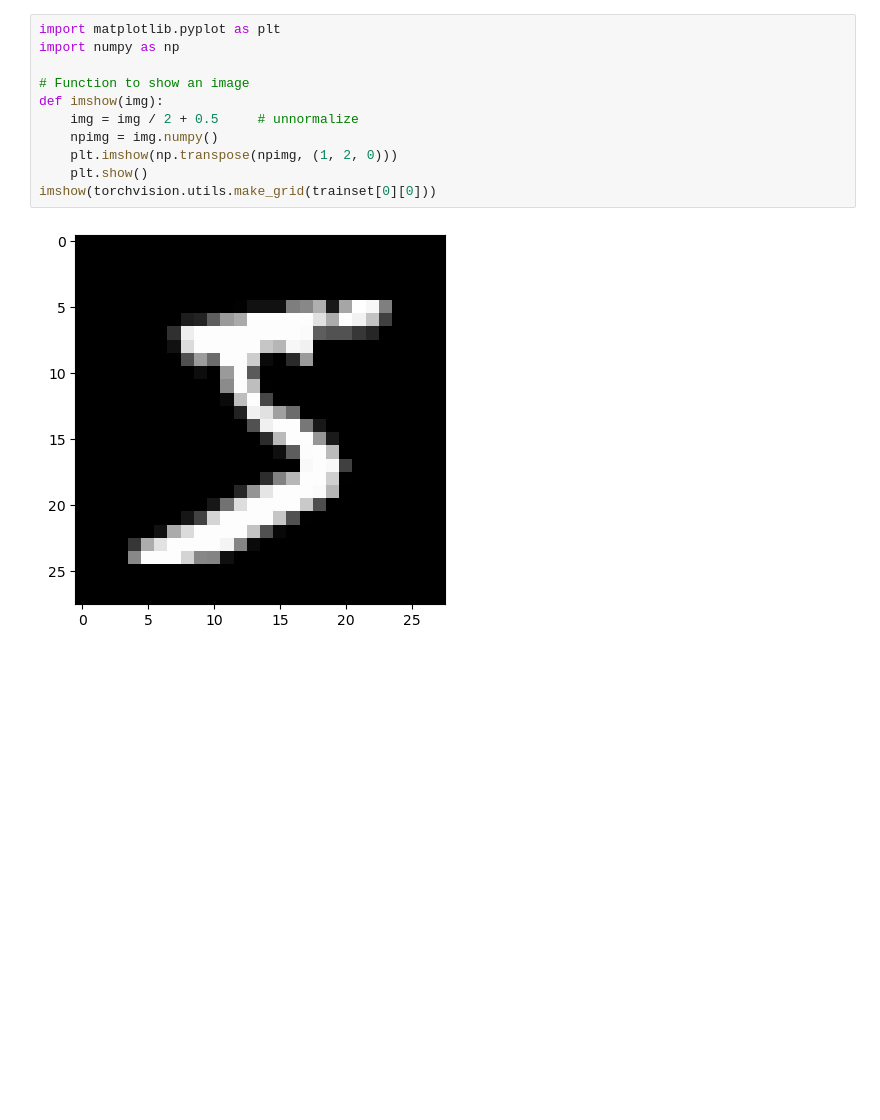
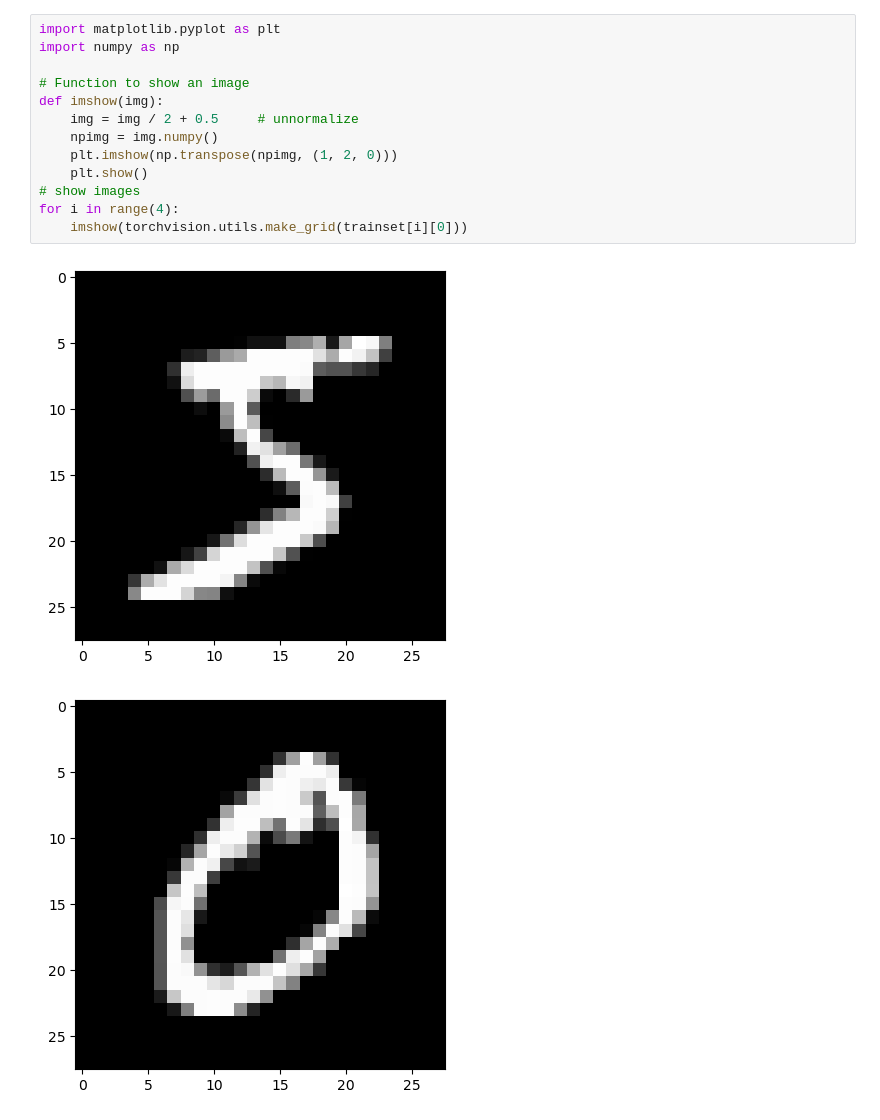
Before and after one commit to Musavirkhaliq/Deep-Learning-, a Jupyter notebook: MNIST classification Pytorch.ipynb, the cells around one changed output. Saved outputs shown, nothing was run; the diff lists cells and outputs as text; blank space fills up the shorter version.

```diff
--- a/MNIST classification Pytorch.ipynb
+++ b/MNIST classification Pytorch.ipynb
@@ -22,13 +28,16 @@ testloader = DataLoader(testset, batch_size=64, shuffle=False)
 # %%
 import matplotlib.pyplot as plt
 import numpy as np
 
 # Function to show an image
 def imshow(img):
     img = img / 2 + 0.5     # unnormalize
     npimg = img.numpy()
     plt.imshow(np.transpose(npimg, (1, 2, 0)))
     plt.show()
-imshow(torchvision.utils.make_grid(trainset[0][0]))
+# show images
+for i in range(4):
+    imshow(torchvision.utils.make_grid(trainset[i][0]))
 # %% [output]
 [figure]
+[figure, added]
```
Also changed, not shown: parts of 4 cells of this notebook.
